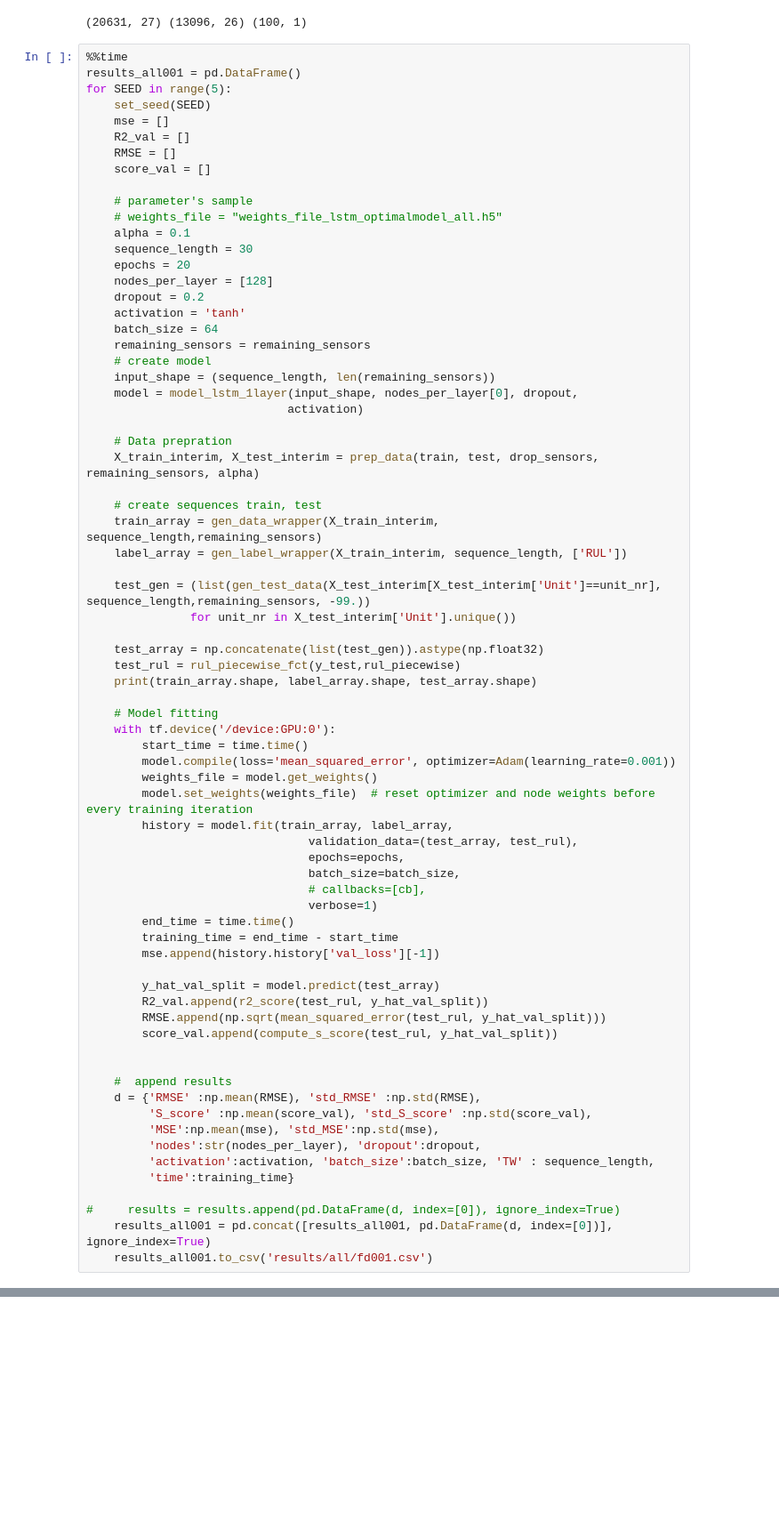
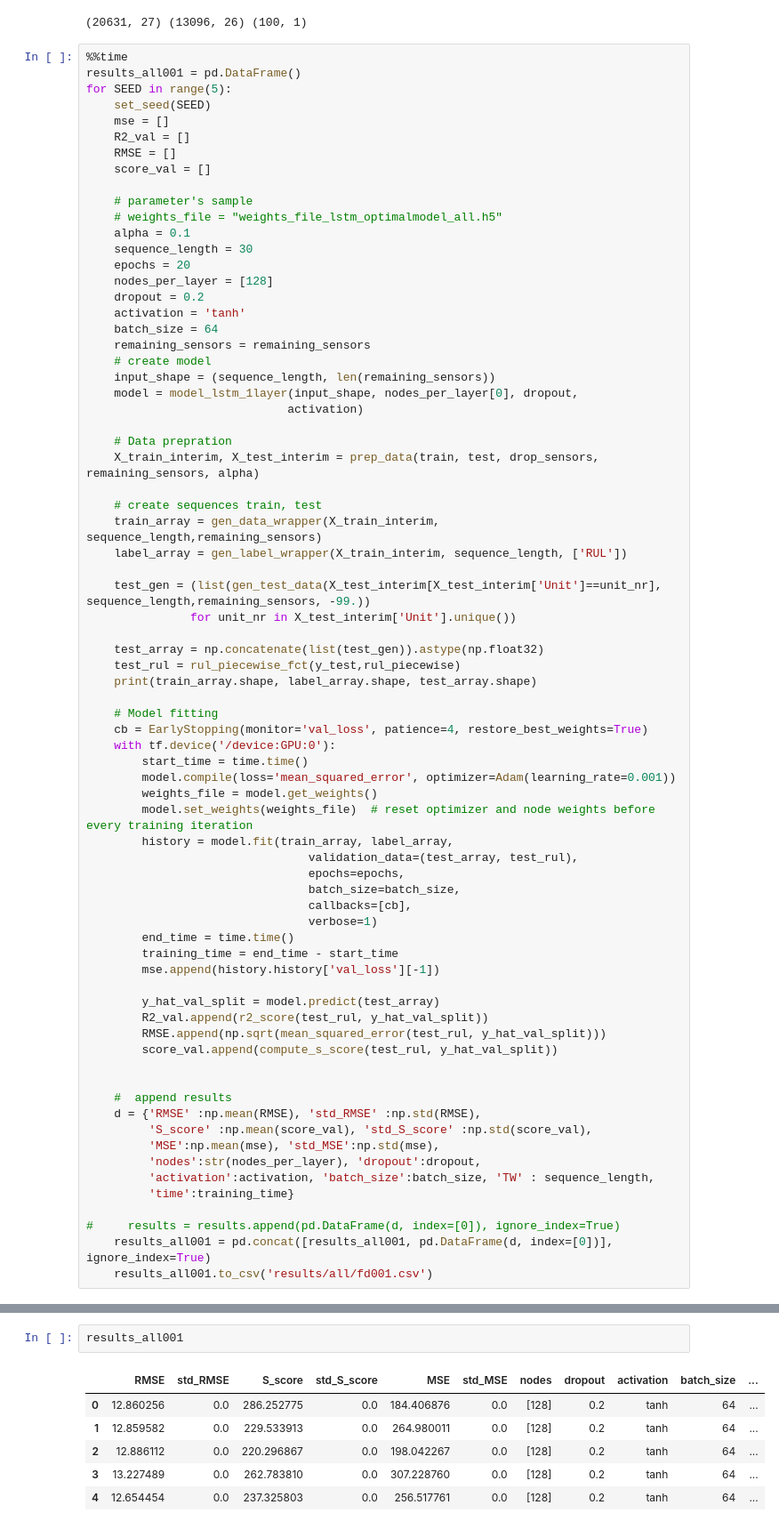
Before and after one commit to laminendao/asmbi, a Jupyter notebook: pipline_all.ipynb, the cells around one changed output, grey strips where cells are left out. Shown: that part at 89% size. Drawn from its saved outputs; the diff is of its cells as text; blank space fills up the shorter version.

Commit message:
adding additional results including varimax et pca

```diff
--- a/pipline_all.ipynb
+++ b/pipline_all.ipynb
@@ -705,6 +475,7 @@ for SEED in range(5):
     print(train_array.shape, label_array.shape, test_array.shape)
 
     # Model fitting
+    cb = EarlyStopping(monitor='val_loss', patience=4, restore_best_weights=True)
     with tf.device('/device:GPU:0'):
         start_time = time.time()
         model.compile(loss='mean_squared_error', optimizer=Adam(learning_rate=0.001))
@@ -714,7 +485,7 @@ for SEED in range(5):
                                 validation_data=(test_array, test_rul),
                                 epochs=epochs,
                                 batch_size=batch_size,
-                                # callbacks=[cb],
+                                callbacks=[cb],
                                 verbose=1)
         end_time = time.time()
         training_time = end_time - start_time
@@ -835,0 +529,9 @@ Wall time: 7min 43s
+# %%
+results_all001
+# %% [output]
+|  | RMSE | std_RMSE | S_score | std_S_score | MSE | std_MSE | nodes | dropout | activation | batch_size | ... |
+| 0 | 12.860256 | 0.0 | 286.252775 | 0.0 | 184.406876 | 0.0 | [128] | 0.2 | tanh | 64 | ... |
+| 1 | 12.859582 | 0.0 | 229.533913 | 0.0 | 264.980011 | 0.0 | [128] | 0.2 | tanh | 64 | ... |
+| 2 | 12.886112 | 0.0 | 220.296867 | 0.0 | 198.042267 | 0.0 | [128] | 0.2 | tanh | 64 | ... |
+| 3 | 13.227489 | 0.0 | 262.783810 | 0.0 | 307.228760 | 0.0 | [128] | 0.2 | tanh | 64 | ... |
+| 4 | 12.654454 | 0.0 | 237.325803 | 0.0 | 256.517761 | 0.0 | [128] | 0.2 | tanh | 64 | ... |
```
Also changed, not shown: parts of 8 cells of this notebook, 2 other files.
